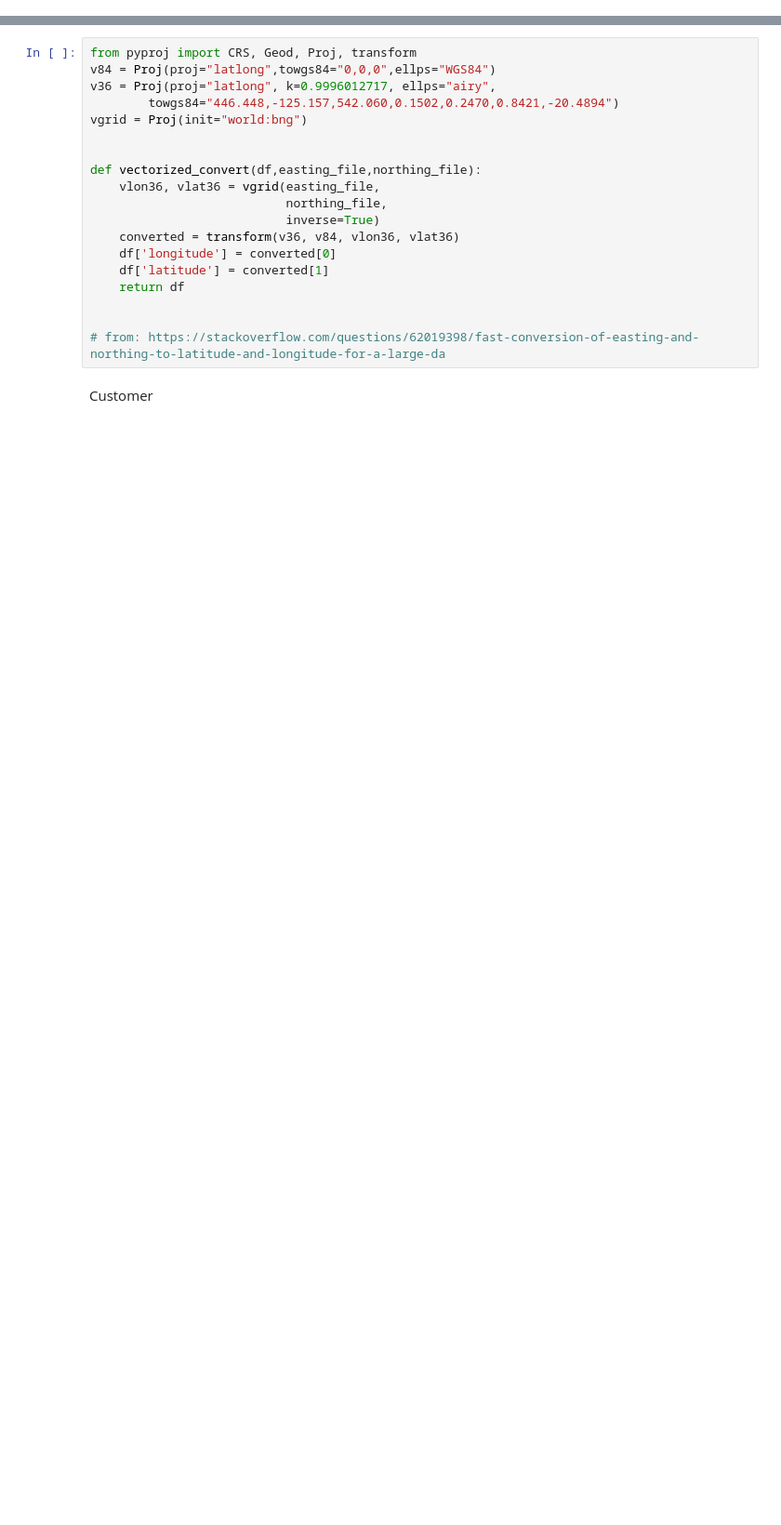
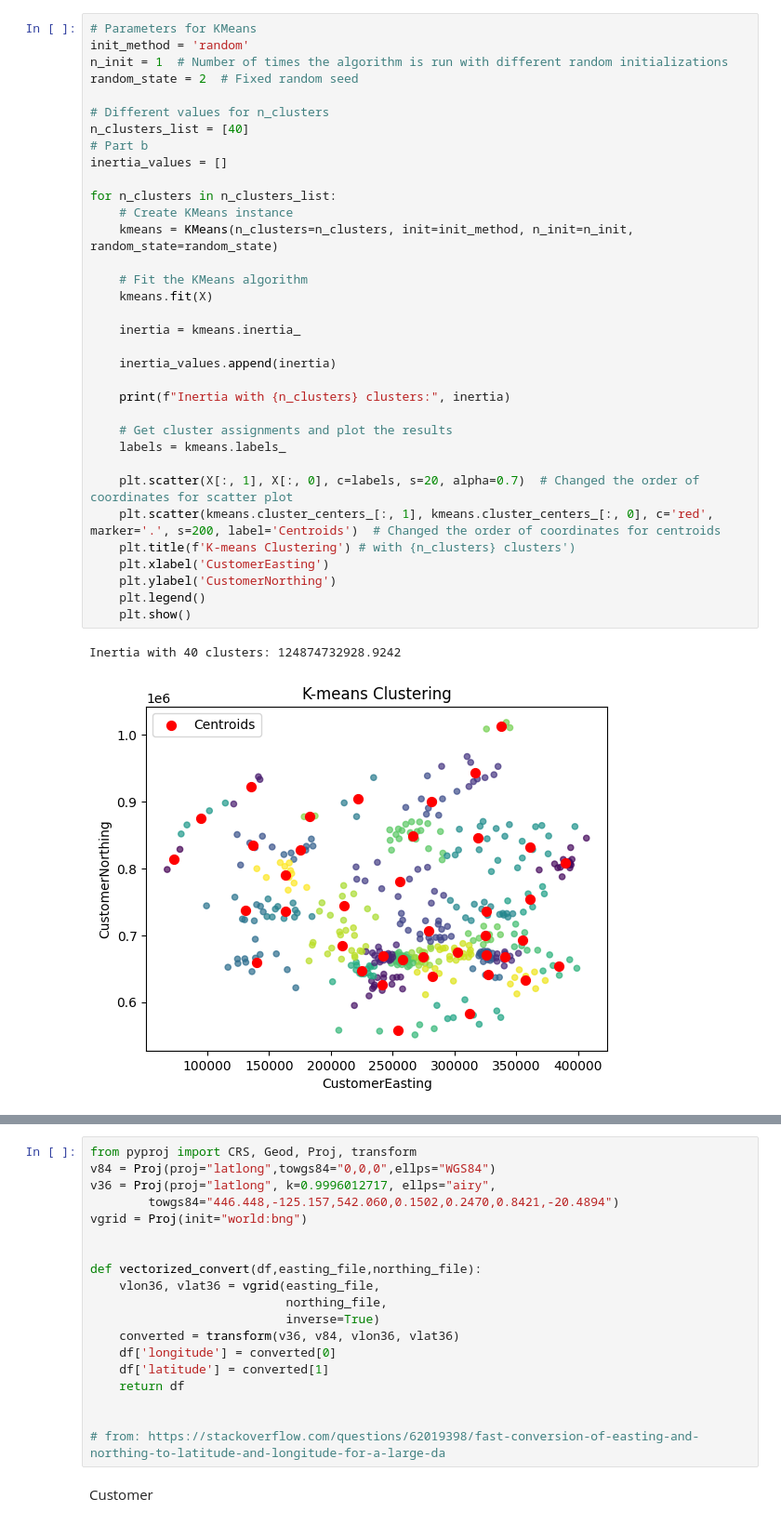
Before and after one commit to nicolastalia/risklog, a Jupyter notebook: assignment_1.ipynb, the cells around one changed output, grey strips where cells are left out. Shown at 93% size. Saved outputs shown, nothing was run; the diff lists cells and outputs as text; blank space fills up the shorter version.

```diff
--- a/assignment_1.ipynb
+++ b/assignment_1.ipynb
@@ -13,0 +33,37 @@ import geopandas as gpd
+# %%
+# Parameters for KMeans
+init_method = 'random'
+n_init = 1  # Number of times the algorithm is run with different random initializations
+random_state = 2  # Fixed random seed
+
+# Different values for n_clusters
+n_clusters_list = [40]
+# Part b
+inertia_values = []
+
+for n_clusters in n_clusters_list:
+    # Create KMeans instance
+    kmeans = KMeans(n_clusters=n_clusters, init=init_method, n_init=n_init, random_state=random_state)
+
+    # Fit the KMeans algorithm
+    kmeans.fit(X)
+
+    inertia = kmeans.inertia_
+
+    inertia_values.append(inertia)
+
+    print(f"Inertia with {n_clusters} clusters:", inertia)
+
+    # Get cluster assignments and plot the results
+    labels = kmeans.labels_
+
+    plt.scatter(X[:, 1], X[:, 0], c=labels, s=20, alpha=0.7)  # Changed the order of coordinates for scatter plot
+    plt.scatter(kmeans.cluster_centers_[:, 1], kmeans.cluster_centers_[:, 0], c='red', marker='.', s=200, label='Centroids')  # Changed the order of coordinates for centroids
+    plt.title(f'K-means Clustering') # with {n_clusters} clusters')
+    plt.xlabel('CustomerEasting')
+    plt.ylabel('CustomerNorthing')
+    plt.legend()
+    plt.show()
+# %% [output]
+Inertia with 40 clusters: 124874732928.9242
+[figure, added]
```
Also changed, not shown: parts of 13 cells of this notebook.
